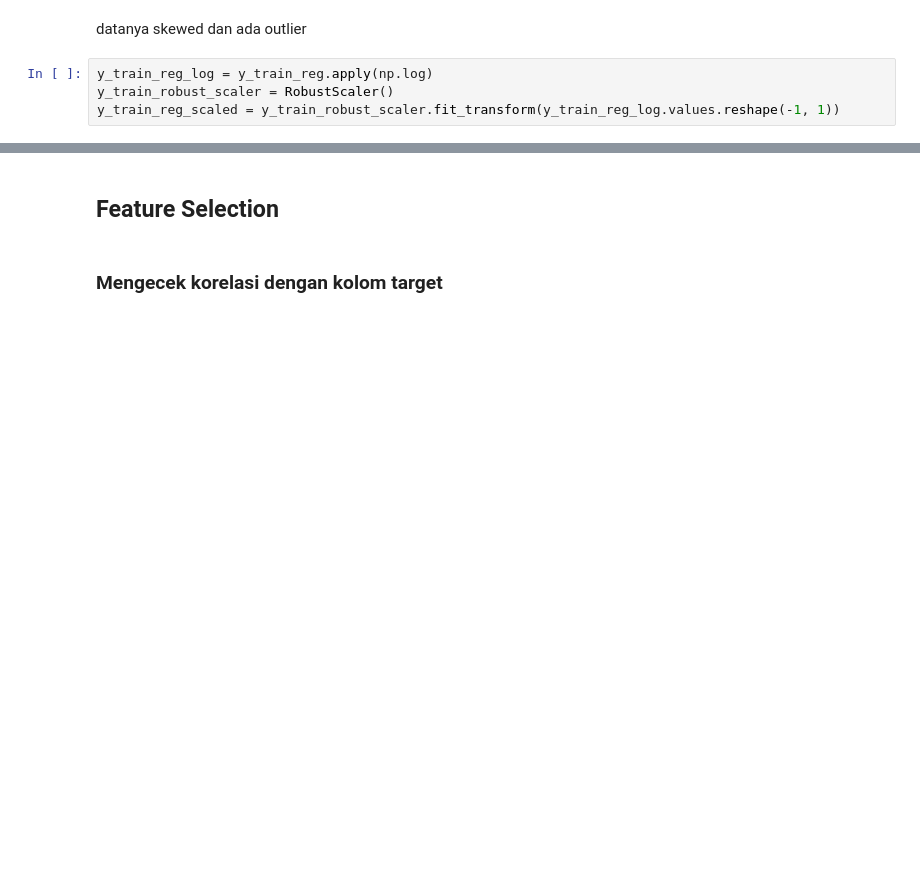
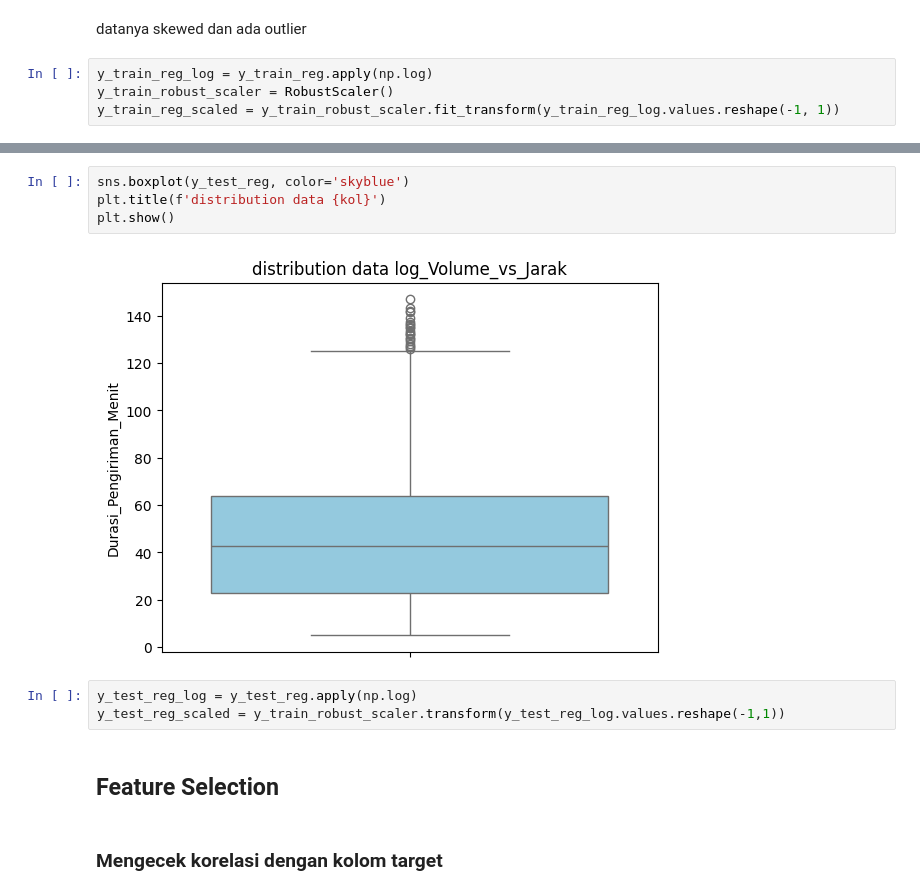
Before and after one commit to NurulAis/last-mile-delivery-optimizer, a Jupyter notebook: notebooks/Model_Training.ipynb, the cells around one changed output, grey strips where cells are left out. Drawn from its saved outputs; the diff is of its cells as text; blank space fills up the shorter version.

```diff
--- a/notebooks/Model_Training.ipynb
+++ b/notebooks/Model_Training.ipynb
@@ -475,3 +614,12 @@ y_train_reg_scaled = y_train_robust_scaler.fit_transform(y_train_reg_log.values.
+# %%
+sns.boxplot(y_test_reg, color='skyblue')
+plt.title(f'distribution data {kol}')
+plt.show()
+# %% [output]
+[figure, added]
+# %%
+y_test_reg_log = y_test_reg.apply(np.log)
+y_test_reg_scaled = y_train_robust_scaler.transform(y_test_reg_log.values.reshape(-1,1))
 # %% [markdown]
 ## Feature Selection
 # %% [markdown]
```
Also changed, not shown: parts of 55 cells of this notebook.
